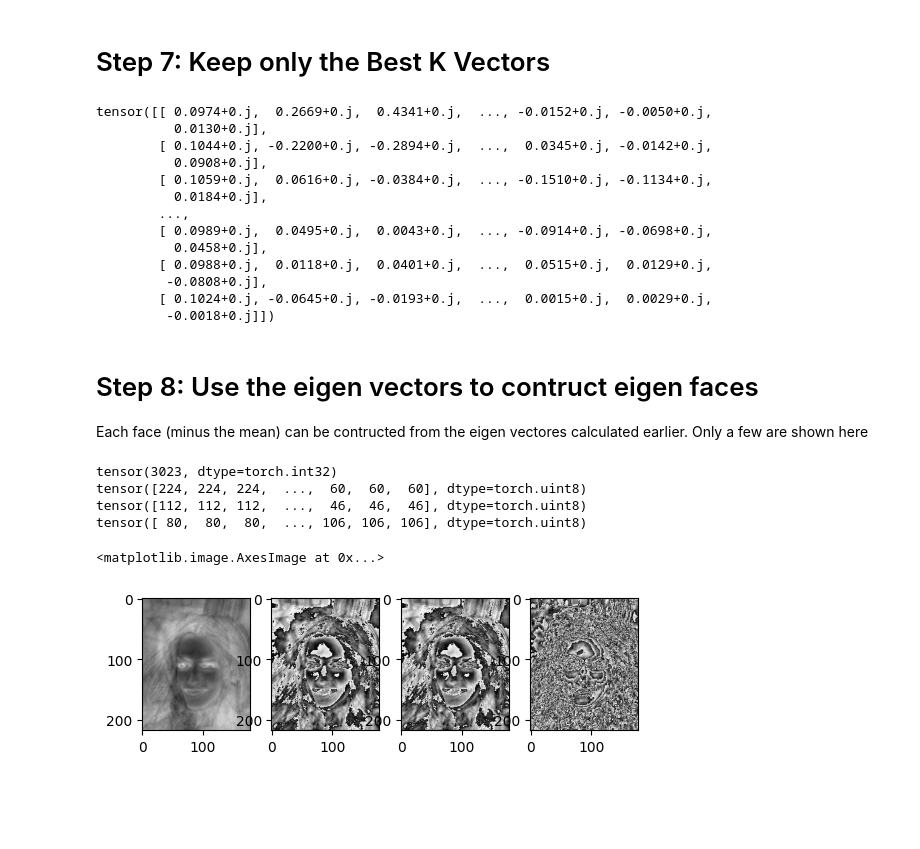
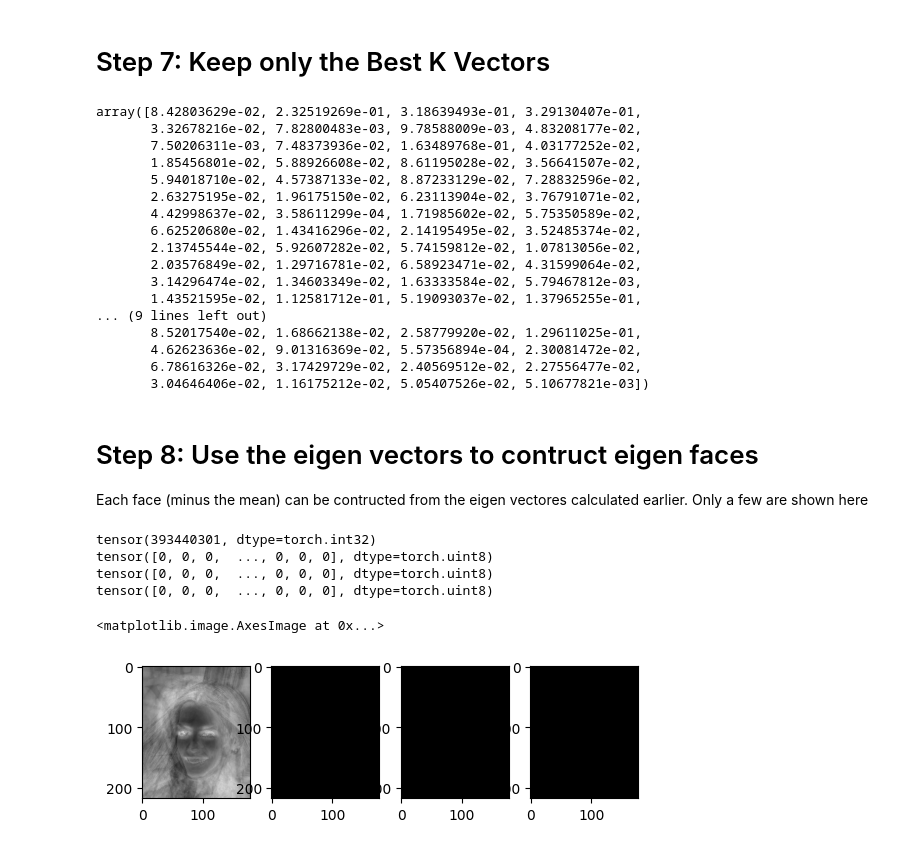
Before and after one commit to cmklen/cse625-parallel-programming, a Jupyter notebook: FinalProject/CelebFaces/EiganFacesFromPCA.ipynb, the cells around one changed output. Saved outputs shown, nothing was run; the diff lists cells and outputs as text; code cells hidden in the pictures; blank space fills up the shorter version.

Commit message:
eigen man

```diff
--- a/FinalProject/CelebFaces/EiganFacesFromPCA.ipynb
+++ b/FinalProject/CelebFaces/EiganFacesFromPCA.ipynb
@@ -208,31 +230,45 @@ torch.Size([100])
 import numpy as np
 
 #for complex nubmer compairison
-np_eigan_vals = eigen_val.real.int()
+np_eigan_vals = np.array(eigen_val)
+np_eigan_vals_abs = np.zeros(len(np_eigan_vals))
 
-best_vectors= eigen_vec.real.int()
-# np_vectors
-# print("before realized", eigen_vec)
-# print("after realized", best_vectors)
-# best_vectors = torch.tensor(np_vectors)
+np.absolute(np_eigan_vals[0])
+# for i in range(len(np_eigan_vals)):
+#     np_eigan_vals_abs[i] = np.absolute(np_eigan_vals[i])[0]
 
+# np_eigan_vals_abs
+# ind = np.argpartition(np_eigan_vals, -4)[-4:]
+# ind
+
+# best_vectors = eigen_vec.real.int()
+# # np_vectors
+# # print("before realized", eigen_vec)
+# # print("after realized", best_vectors)
+# # best_vectors = torch.tensor(np_vectors)
+
+# np_eigan_vals
 # best_vectors
 # np_vectors
-eigen_val
+# best_vectors
 # %% [output]
-tensor([[ 0.0974+0.j,  0.2669+0.j,  0.4341+0.j,  ..., -0.0152+0.j, -0.0050+0.j,
-          0.0130+0.j],
-        [ 0.1044+0.j, -0.2200+0.j, -0.2894+0.j,  ...,  0.0345+0.j, -0.0142+0.j,
-          0.0908+0.j],
-        [ 0.1059+0.j,  0.0616+0.j, -0.0384+0.j,  ..., -0.1510+0.j, -0.1134+0.j,
-          0.0184+0.j],
-        ...,
-        [ 0.0989+0.j,  0.0495+0.j,  0.0043+0.j,  ..., -0.0914+0.j, -0.0698+0.j,
-          0.0458+0.j],
-        [ 0.0988+0.j,  0.0118+0.j,  0.0401+0.j,  ...,  0.0515+0.j,  0.0129+0.j,
-         -0.0808+0.j],
-        [ 0.1024+0.j, -0.0645+0.j, -0.0193+0.j,  ...,  0.0015+0.j,  0.0029+0.j,
-         -0.0018+0.j]])
+array([8.42803629e-02, 2.32519269e-01, 3.18639493e-01, 3.29130407e-01,
+       3.32678216e-02, 7.82800483e-03, 9.78588009e-03, 4.83208177e-02,
+       7.50206311e-03, 7.48373936e-02, 1.63489768e-01, 4.03177252e-02,
+       1.85456801e-02, 5.88926608e-02, 8.61195028e-02, 3.56641507e-02,
+       5.94018710e-02, 4.57387133e-02, 8.87233129e-02, 7.28832596e-02,
+       2.63275195e-02, 1.96175150e-02, 6.23113904e-02, 3.76791071e-02,
+       4.42998637e-02, 3.58611299e-04, 1.71985602e-02, 5.75350589e-02,
+       6.62520680e-02, 1.43416296e-02, 2.14195495e-02, 3.52485374e-02,
+       2.13745544e-02, 5.92607282e-02, 5.74159812e-02, 1.07813056e-02,
+       2.03576849e-02, 1.29716781e-02, 6.58923471e-02, 4.31599064e-02,
+       3.14296474e-02, 1.34603349e-02, 1.63333584e-02, 5.79467812e-03,
+       1.43521595e-02, 1.12581712e-01, 5.19093037e-02, 1.37965255e-01,
+... (9 lines left out)
+       8.52017540e-02, 1.68662138e-02, 2.58779920e-02, 1.29611025e-01,
+       4.62623636e-02, 9.01316369e-02, 5.57356894e-04, 2.30081472e-02,
+       6.78616326e-02, 3.17429729e-02, 2.40569512e-02, 2.27556477e-02,
+       3.04646406e-02, 1.16175212e-02, 5.05407526e-02, 5.10677821e-03])
 # %% [markdown]
 # Step 8: Use the eigen vectors to contruct eigen faces
 
@@ -240,34 +276,34 @@ Each face (minus the mean) can be contructed from the eigen vectores calculated
 # %%
 torch.real(best_vectors)
 
 plt.subplot(1, 4, 1)
 plt.imshow((mean_face_removed[0].type(torch.uint8)).reshape(218, 178, 3))
 
 print(best_vectors.real.int()[1])
 
 # best_vectors.real[0] works
 eig_face1 = torch.mul(mean_face_removed[0], best_vectors.real.int()[0])
-eig_face2 = torch.mul(mean_face_removed[0], best_vectors.real.int()[5])
+eig_face2 = torch.mul(mean_face_removed[0], best_vectors.real.int()[0])
 eig_face3 = torch.mul(mean_face_removed[0], best_vectors.real.int()[0])
 eig_face4 = torch.mul(mean_face_removed[0], best_vectors.real.int()[0])
 
 eig_face_sum = faces.type(torch.uint8)
 eig_face_sum =  eig_face1 + eig_face2
 
 print(eig_face1)
 print(eig_face2)
 print(eig_face_sum)
 
 plt.subplot(1, 4, 2)
 plt.imshow((eig_face1.type(torch.uint8)).reshape(218, 178, 3))
 plt.subplot(1, 4, 3)
 plt.imshow((eig_face2.type(torch.uint8)).reshape(218, 178, 3))
 plt.subplot(1, 4, 4)
 plt.imshow((eig_face_sum.type(torch.uint8)).reshape(218, 178, 3))
 # %% [output]
-tensor(3023, dtype=torch.int32)
-tensor([224, 224, 224,  ...,  60,  60,  60], dtype=torch.uint8)
-tensor([112, 112, 112,  ...,  46,  46,  46], dtype=torch.uint8)
-tensor([ 80,  80,  80,  ..., 106, 106, 106], dtype=torch.uint8)
+tensor(393440301, dtype=torch.int32)
+tensor([0, 0, 0,  ..., 0, 0, 0], dtype=torch.uint8)
+tensor([0, 0, 0,  ..., 0, 0, 0], dtype=torch.uint8)
+tensor([0, 0, 0,  ..., 0, 0, 0], dtype=torch.uint8)
 <matplotlib.image.AxesImage at 0x...>
-[figure, old version]
+[figure, new version]
```
Also changed, not shown: parts of 3 cells of this notebook.
